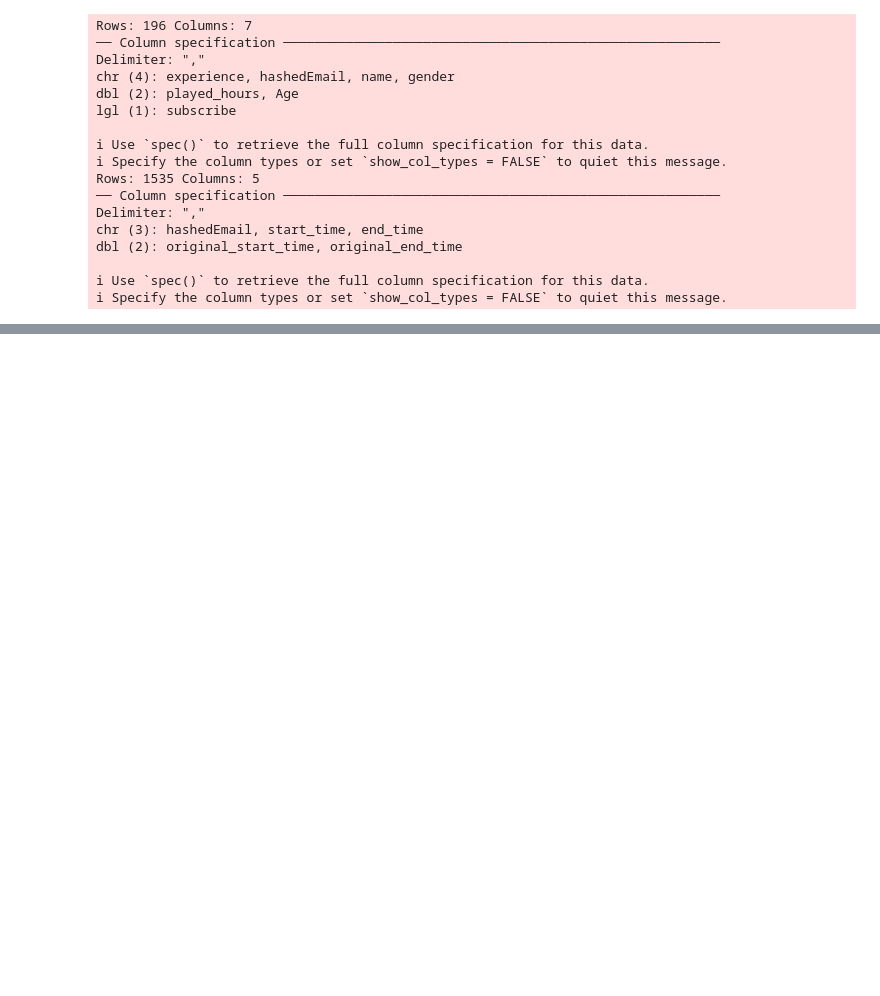
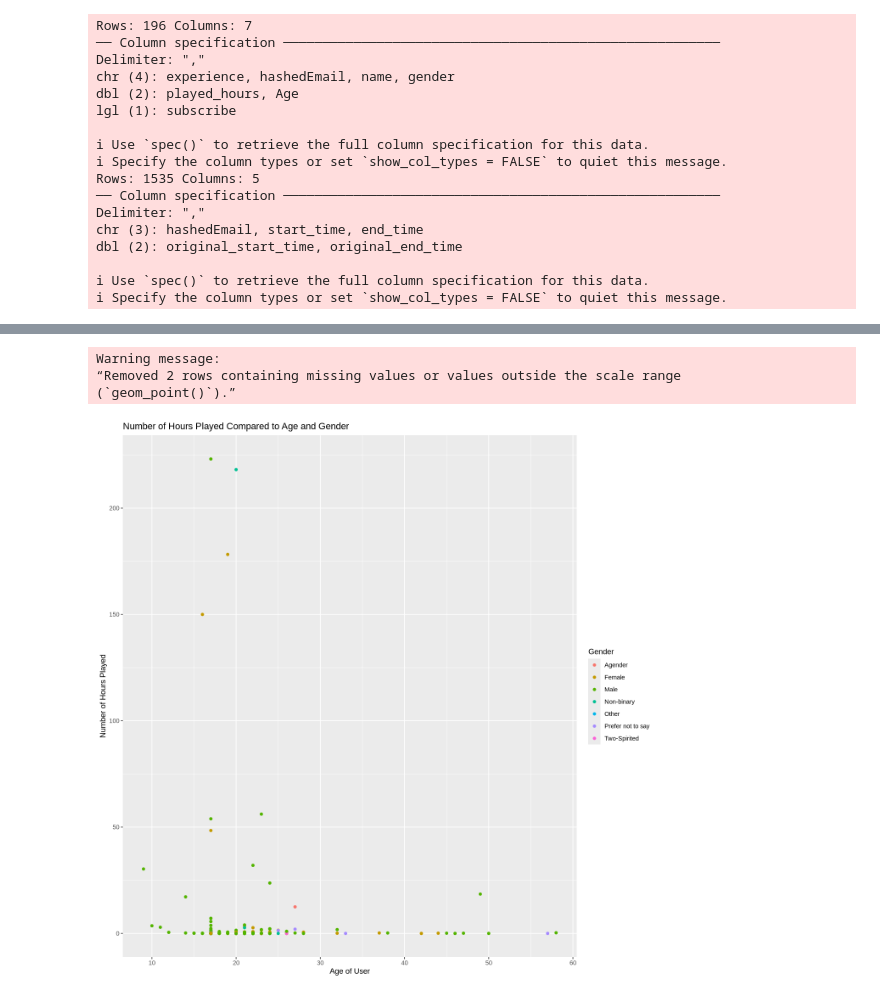
Before and after one commit to lemonkmcampbell-hue/DSCIProject, a Jupyter notebook: individualproject.ipynb, the cells around one changed output, grey strips where cells are left out. Drawn from its saved outputs; the diff is of its cells as text; code cells hidden in the pictures; blank space fills up the shorter version.

```diff
--- a/individualproject.ipynb
+++ b/individualproject.ipynb
@@ -105,0 +144,11 @@ dbl (2): original_start_time, original_end_time
+# %%
+options(repr.plot.width = 11, repr.plot.height = 11)
+age_hours_plot <- players |> ggplot(aes(x=Age, y=played_hours, color=gender)) +
+    geom_point() +
+    labs(x="Age of User", y="Number of Hours Played", title="Number of Hours Played Compared to Age and Gender", color="Gender")
+age_hours_plot
+# %% [output]
+Warning message:
+“Removed 2 rows containing missing values or values outside the scale range
+(`geom_point()`).”
+[figure, added]
```
Also changed, not shown: parts of 14 cells of this notebook.
